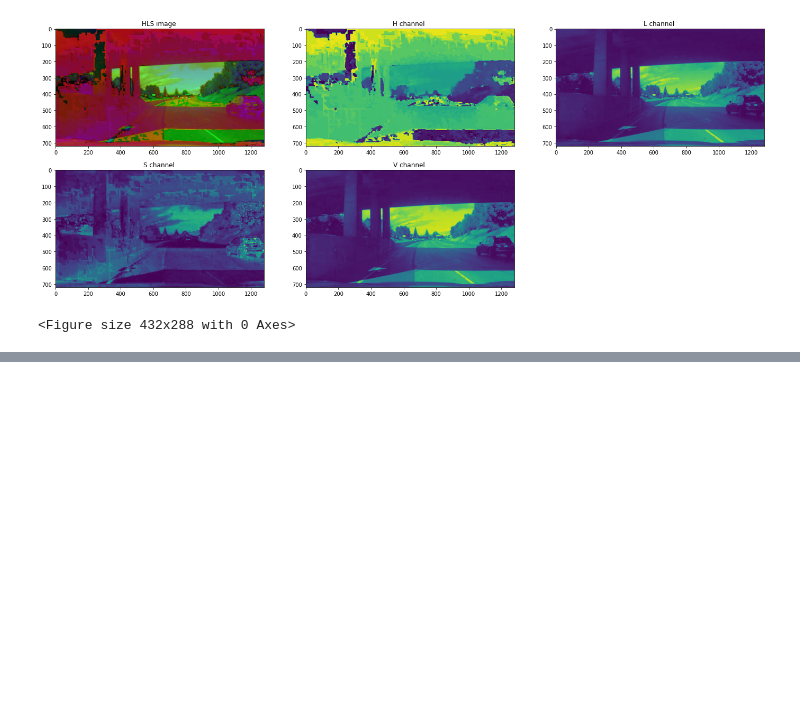
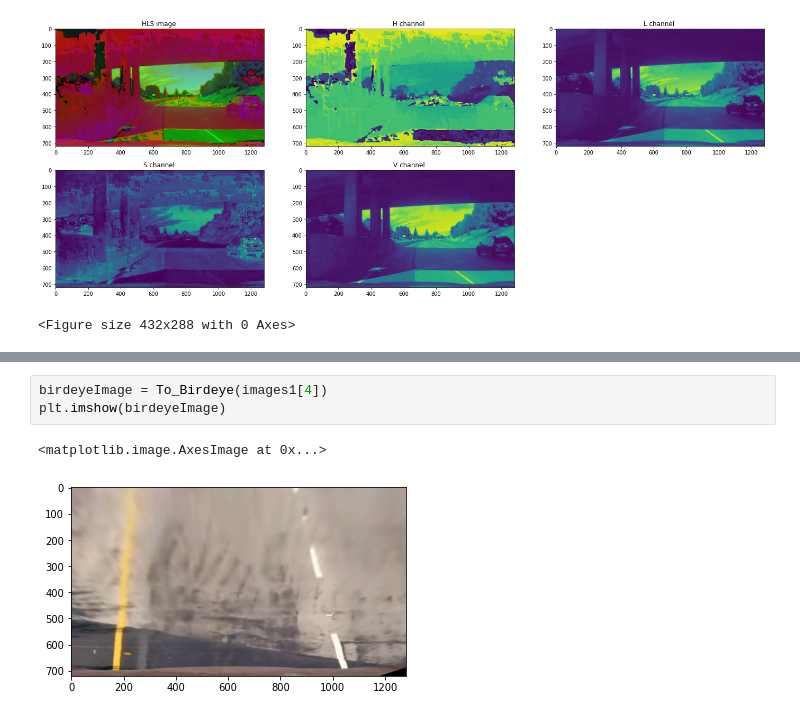
Before and after one commit to MohamedAbdelAzeem/Lane-Detection, a Jupyter notebook: Lane_Detection.ipynb, the cells around one changed output, grey strips where cells are left out. Cells and saved outputs as stored; diff of their text form; blank space fills up the shorter version.

```diff
--- a/Lane_Detection.ipynb
+++ b/Lane_Detection.ipynb
@@ -239,0 +210,6 @@ def To_Birdeye(img):
+# %%
+birdeyeImage = To_Birdeye(images1[4])
+plt.imshow(birdeyeImage)
+# %% [output]
+<matplotlib.image.AxesImage at 0x...>
+[figure, added]
```
Also changed, not shown: parts of 27 cells of this notebook.
